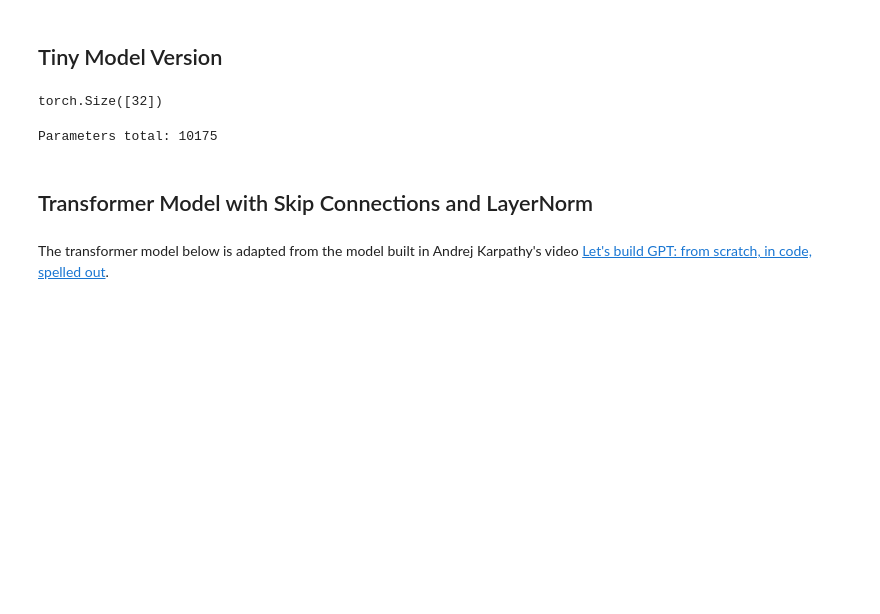
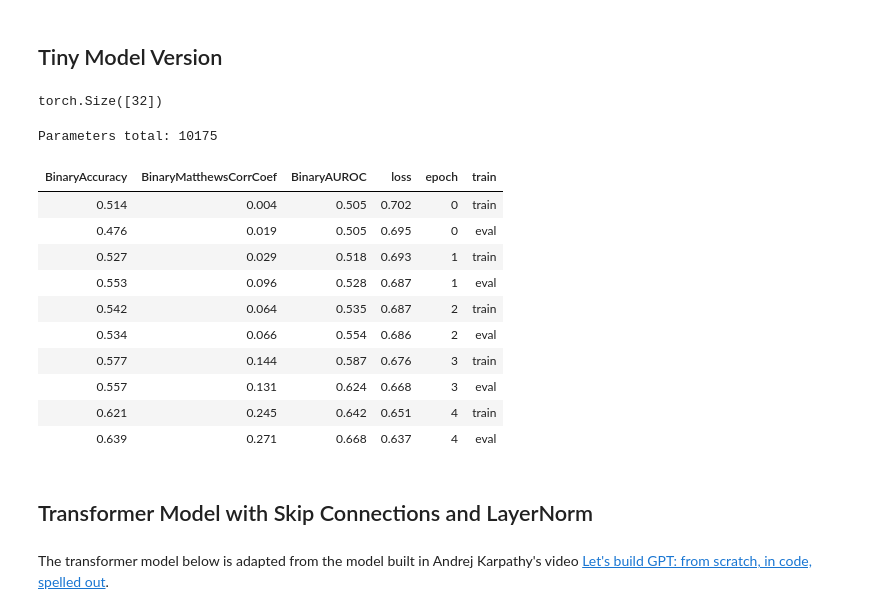
Before and after one commit to frenio/atai, a Jupyter notebook: nbs/00_core.ipynb, the cells around one changed output. Cells and saved outputs as stored; diff of their text form; code cells hidden in the pictures; blank space fills up the shorter version.

```diff
--- a/nbs/00_core.ipynb
+++ b/nbs/00_core.ipynb
@@ -819,8 +821,8 @@ Parameters total: 200537
 # %% [markdown]
 ## Tiny Model Version
 # %%
-lr = 1e-3
-epochs = 1
+lr = 1e-2
+epochs = 5
 n_embd = 16
 dls = get_dls(trnds, vldds, bs=32)
 
@@ -845,14 +847,26 @@ iw = partial(init_weights, leaky=0.1)
 model = model.apply(iw)
 metrics = MetricsCB(BinaryAccuracy(), BinaryMatthewsCorrCoef(), BinaryAUROC())
 astats = ActivationStats(fc.risinstance(GeneralRelu))
-cbs = [DeviceCB(), ProgressCB(plot=False), metrics, astats]
+cbs = [DeviceCB(), ProgressCB(plot=False), metrics]
 learn = TrainLearner(model, dls, F.binary_cross_entropy, lr=lr, cbs=cbs, opt_func=torch.optim.AdamW)
 print(f"Parameters total: {sum(p.nelement() for p in model.parameters())}")
 #learn.lr_find(start_lr=1e-4, gamma=1.05, av_over=5, max_mult=5)
 # %% [output]
 Parameters total: 10175
 # %%
-#learn.fit(epochs)
+learn.fit(epochs)
+# %% [output]
+| BinaryAccuracy | BinaryMatthewsCorrCoef | BinaryAUROC | loss | epoch | train |
+| 0.514 | 0.004 | 0.505 | 0.702 | 0 | train |
+| 0.476 | 0.019 | 0.505 | 0.695 | 0 | eval |
+| 0.527 | 0.029 | 0.518 | 0.693 | 1 | train |
+| 0.553 | 0.096 | 0.528 | 0.687 | 1 | eval |
+| 0.542 | 0.064 | 0.535 | 0.687 | 2 | train |
+| 0.534 | 0.066 | 0.554 | 0.686 | 2 | eval |
+| 0.577 | 0.144 | 0.587 | 0.676 | 3 | train |
+| 0.557 | 0.131 | 0.624 | 0.668 | 3 | eval |
+| 0.621 | 0.245 | 0.642 | 0.651 | 4 | train |
+| 0.639 | 0.271 | 0.668 | 0.637 | 4 | eval |
 # %% [markdown]
 ## Transformer Model with Skip Connections and LayerNorm
 # %% [markdown]
```
Also changed, not shown: parts of 12 cells of this notebook, 2 other files.
